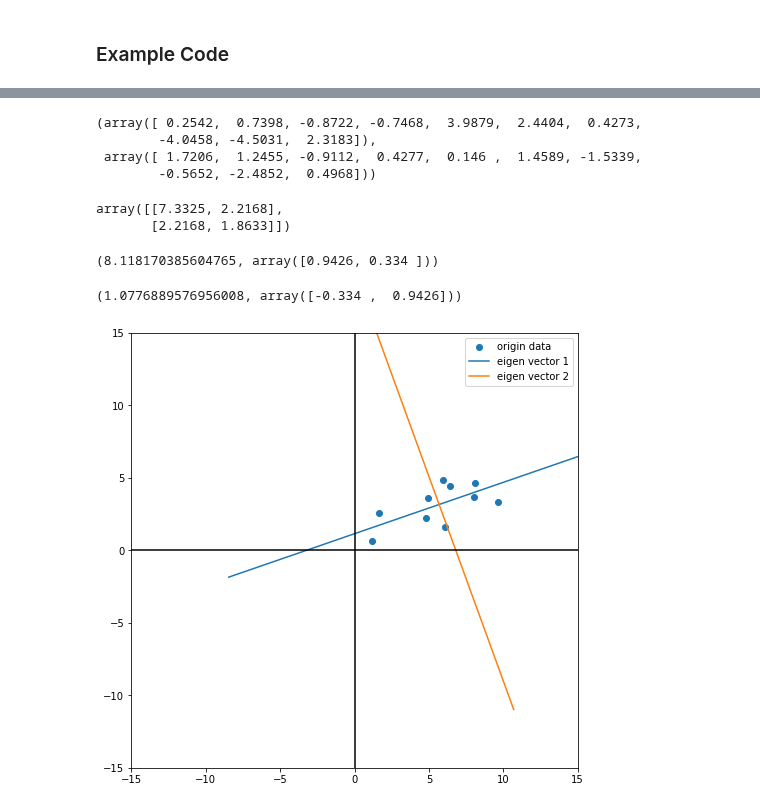
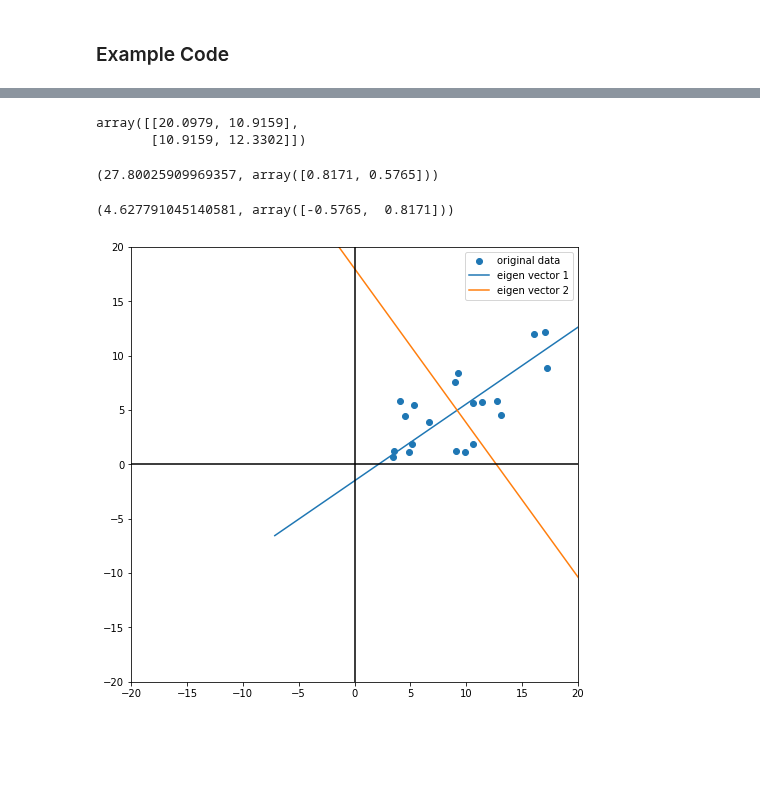
Before and after one commit to aminrahimian/data-for-good, a Jupyter notebook: principal-components-analysis-(still working).ipynb, the cells around one changed output, grey strips where cells are left out. Saved outputs shown, nothing was run; the diff lists cells and outputs as text; code cells hidden in the pictures; blank space fills up the shorter version.

```diff
--- a/principal-components-analysis-(still working).ipynb
+++ b/principal-components-analysis-(still working).ipynb
@@ -54,15 +52,13 @@ np.set_printoptions(threshold=100,precision= 4,suppress=True)
 # %%
-import numpy as np
-#随机生成数据
-np.random.seed(0)
-data = np.random.uniform(1,10,(10,2))
-data[:,1:] = 0.5*data[:,0:1]+np.random.uniform(-2,2,(10,1))
-data
+#Randomly generated data
+np.random.seed(2)
+data = np.random.uniform(1,20,(20,2))
+data[:,1:] = 0.5*data[:,0:1]+np.random.uniform(-4,4,(20,1))
 
-#画原始数据图
-size = 15
+#Draw original data graph
+size = 20
 plt.figure(1,(8,8))
-plt.scatter(data[:,0],data[:,1],label='origin data')
+plt.scatter(data[:,0],data[:,1],label='original data')
 plt.plot([-size,size],[0,0],c='black')
 plt.plot([0,0],[-size,size],c='black')
 plt.xlim(-size,size)
@@ -89,18 +95,9 @@ array([[ 0.2542,  1.7206],
-# %%
-#分离x和y
-X = data_norm[:,0]
-Y = data_norm[:,1]
-X,Y
-# %% [output]
-(array([ 0.2542,  0.7398, -0.8722, -0.7468,  3.9879,  2.4404,  0.4273,
-        -4.0458, -4.5031,  2.3183]),
- array([ 1.7206,  1.2455, -0.9112,  0.4277,  0.146 ,  1.4589, -1.5339,
-        -0.5652, -2.4852,  0.4968]))
 # %%
-#得到协方差矩阵
+#Calculate covariance matrix
+
 C = np.cov(data_norm.T)
 C
 # %% [output]
-array([[7.3325, 2.2168],
-       [2.2168, 1.8633]])
+array([[20.0979, 10.9159],
+       [10.9159, 12.3302]])
 # %%
@@ -110,44 +108,39 @@ vals, vecs = np.linalg.eig(C)
 vecs = vecs[:,np.argsort(-vals)]
 vals = vals[np.argsort(-vals)]
 # %%
-#第一个特征值对应的特征向量
+#Eigenvector corresponding to the first eigenvalue
 vals[0],vecs[:,0]
 # %% [output]
-(8.118170385604765, array([0.9426, 0.334 ]))
+(27.80025909969357, array([0.8171, 0.5765]))
 # %%
-#第二个特征值对应的特征向量
+#Eigenvector corresponding to the second eigenvalue
 vals[1],vecs[:,1]
 # %% [output]
-(1.0776889576956008, array([-0.334 ,  0.9426]))
+(4.627791045140581, array([-0.5765,  0.8171]))
 # %%
-#这时候，相当于已经在数据中定义了两个轴，第一个轴的方向是第一个特征向量v1，第二个轴的方向是第二个特征向量v2
-import matplotlib.pyplot as plt
-#设置图大小
-size = 15
+#Draw scatter chart
+plt.figure(1,(8,8))
+plt.scatter(data[:,0],data[:,1],label='original data')
 
-plt.figure(1,(8,8))
-
-plt.scatter(data[:,0],data[:,1],label='origin data')
-
+#Draw the axis where the corresponding direction of the first eigenvector passes the mean point
 i=0
 ev = np.array([vecs[:,i]*-1,vecs[:,i]])*size
 ev = (ev+data.mean(0))
 plt.plot(ev[:,0],ev[:,1],label = 'eigen vector '+str(i+1))
 
+#Draw the axis where the corresponding direction of the second eigenvector passes the mean point
 i=1
 ev = np.array([vecs[:,i]*-1,vecs[:,i]])*size
 ev = (ev+data.mean(0))
 plt.plot(ev[:,0],ev[:,1],label = 'eigen vector '+str(i+1))
 
-#plt.plot(vecs[:,1]*-10,vecs[:,1]*10)
-
-#画一下x轴y轴
+#Draw x-axis y-axis
 plt.plot([-size,size],[0,0],c='black')
 plt.plot([0,0],[-size,size],c='black')
 plt.xlim(-size,size)
 plt.ylim(-size,size)
 plt.legend()
 plt.show()
 # %% [output]
-[figure, old version]
+[figure, new version]
 # %%
```
Also changed, not shown: parts of 19 cells of this notebook.
